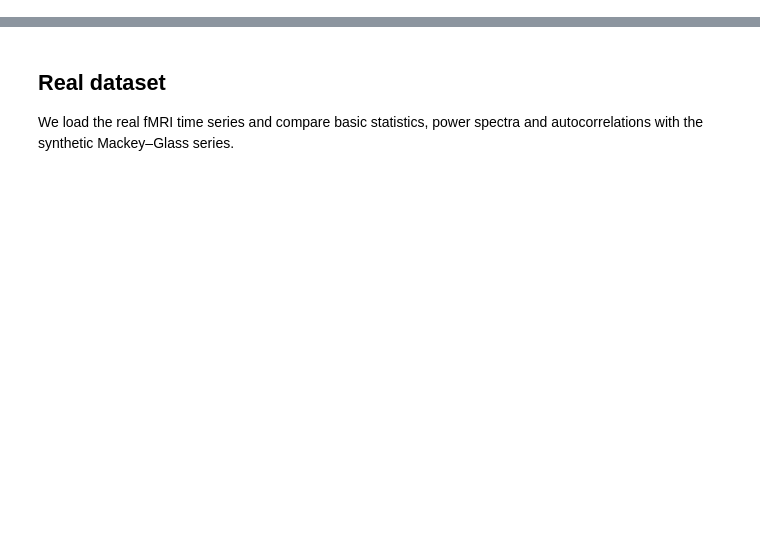
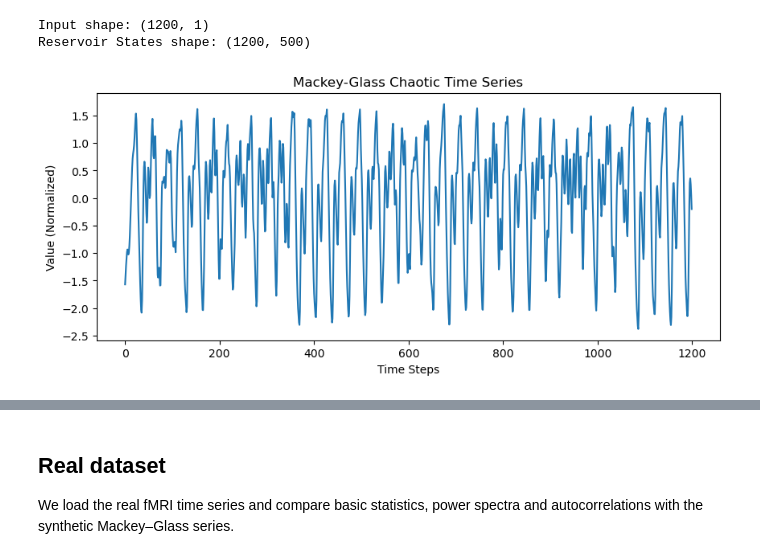
Before and after one commit to filippobezzi/Bayesian-Inference-in-High-Dimensional-Reservoir-Dynamics-for-Neural-Time-Series, a Jupyter notebook: data_analysis.ipynb, the cells around one changed output, grey strips where cells are left out. Cells and saved outputs as stored; diff of their text form; code cells hidden in the pictures; blank space fills up the shorter version.

```diff
--- a/data_analysis.ipynb
+++ b/data_analysis.ipynb
@@ -36,0 +44,39 @@ The real brain data is noisy, high-dimensional, and stochastic. We will use it t
+# %%
+Time_steps = 1200
+tau = 32
+n = 10
+beta = 0.2
+gamma = 0.10
+delta_t = 0.1
+
+X, Y = DataGenerator(Time_steps, tau, n=10, beta=0.2, gamma=0.1, delta_t=0.1, init_steps=500 , under_samp=32).generate_data()
+
+synth_1D = np.asarray(X).squeeze()
+
+input_dim = X.shape[1]
+reservoir_dim = 500
+spectral_radius = 0.9
+seed = 42
+
+res = Reservoir(input_dim, reservoir_dim, spectral_radius, seed)
+
+S = res.get_states(X)
+
+print(f"Input shape: {X.shape}")
+
+print(f"Reservoir States shape: {S.shape}")
+# %% [output]
+Input shape: (1200, 1)
+Reservoir States shape: (1200, 500)
+# %%
+synth_data = (X - X.mean()) / ( X.std() + 1e-8 )
+synth_1D = np.asarray(X).squeeze()
+# %%
+plt.figure(figsize=(10, 4))
+plt.plot(synth_data)
+plt.title("Mackey-Glass Chaotic Time Series")
+plt.xlabel("Time Steps")
+plt.ylabel("Value (Normalized)")
+plt.show()
+# %% [output]
+[figure, new version]
```
Also changed, not shown: parts of 21 cells of this notebook, 5 other files.
